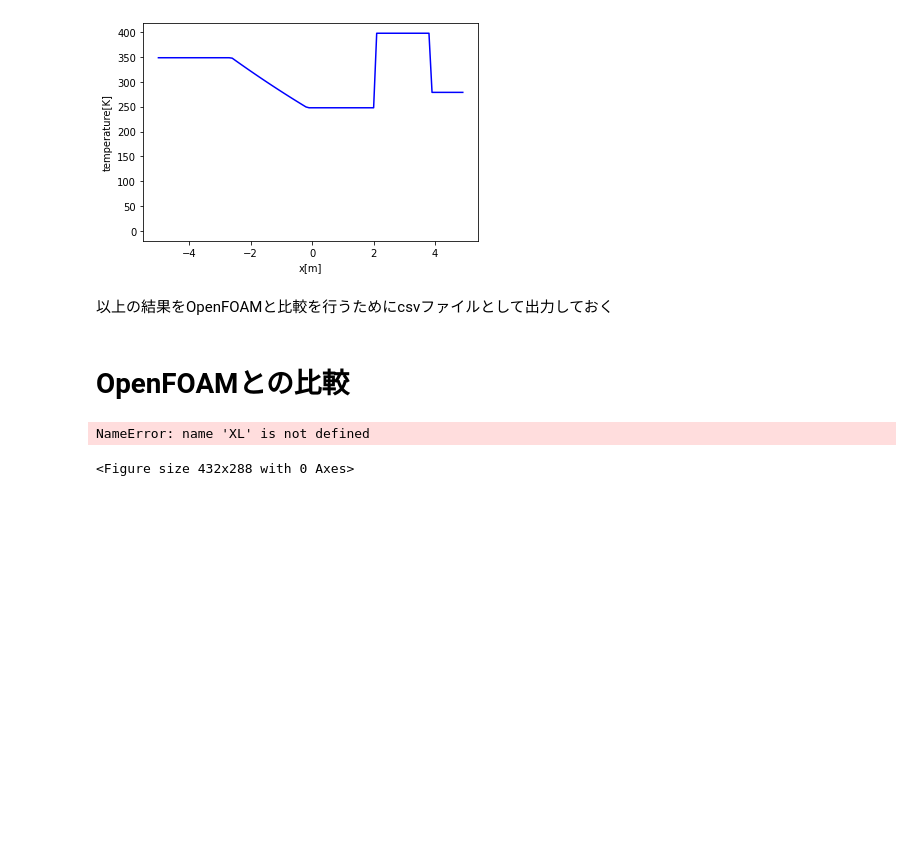
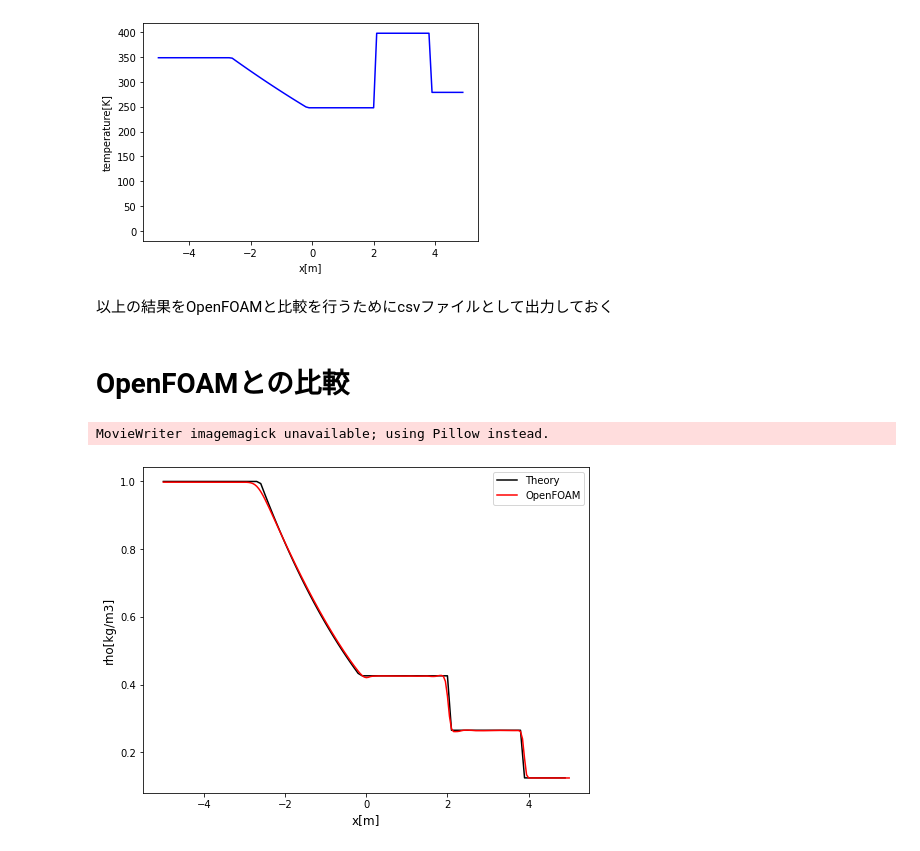
Before and after one commit to kamakiri1225/sloshingTankOpenFOAM, a Jupyter notebook: exactSolution.ipynb, the cells around one changed output. Saved outputs shown, nothing was run; the diff lists cells and outputs as text; code cells hidden in the pictures; blank space fills up the shorter version.

```diff
--- a/exactSolution.ipynb
+++ b/exactSolution.ipynb
@@ -382,7 +385,7 @@ import matplotlib.pyplot as plt
 import matplotlib.animation as animation
 import pandas as pd
 
-fig = plt.figure()
+fig = plt.figure(figsize=(8,6))
 x = np.arange(XL, XR, dx)
 
 # OpenFOAMのデータフレーム作成関数
@@ -398,34 +401,34 @@ ims_rho_exp_cae = []
 it = 0
 t = 0
 df_cae = pd.DataFrame()
-while t <= tstop-dt:
+while t <= tstop:
     time = round(t,4)
     if time>0 and time%0.0010 == 0:
         if time == 0.0070:
              # 理論解
             im_rho = plt.plot(x, rhoet[it], color="black",label="Theory")
 
             # OpenFOAM
             df_cae = df_cae_func(time)
             im_rho_cae = plt.plot(df_cae["x[m]"].values, df_cae["rho[kg/m3]"].values, color="red", label="OpenFOAM")
         else:
             # 理論解
-            im_rho = plt.plot(x, rhoet[it], color="black")
+            im_rho = plt.plot(x, rhoet[it], color="black")#, label="Theory")
 
             # OpenFOAM
             df_cae = df_cae_func(time)
             im_rho_cae = plt.plot(df_cae["x[m]"].values, df_cae["rho[kg/m3]"].values, color="red")#, label="OpenFOAM")
 
         ims_rho_exp_cae.append(im_rho + im_rho_cae)
 
     t = t + dt
     it += 1
 
 plt.xlabel("x[m]", fontsize=12)
 plt.ylabel("rho[kg/m3]", fontsize=12)
 plt.legend()
 ani_rho = animation.ArtistAnimation(fig, ims_rho_exp_cae, interval=1)#, repeat_delay=1000)
 ani_rho.save('rho_exp_cae.gif', writer='imagemagick')
 # %% [output]
-NameError: name 'XL' is not defined
+MovieWriter imagemagick unavailable; using Pillow instead.
-<Figure size 432x288 with 0 Axes>
+[figure, added]
```
Also changed, not shown: parts of 7 cells of this notebook.
